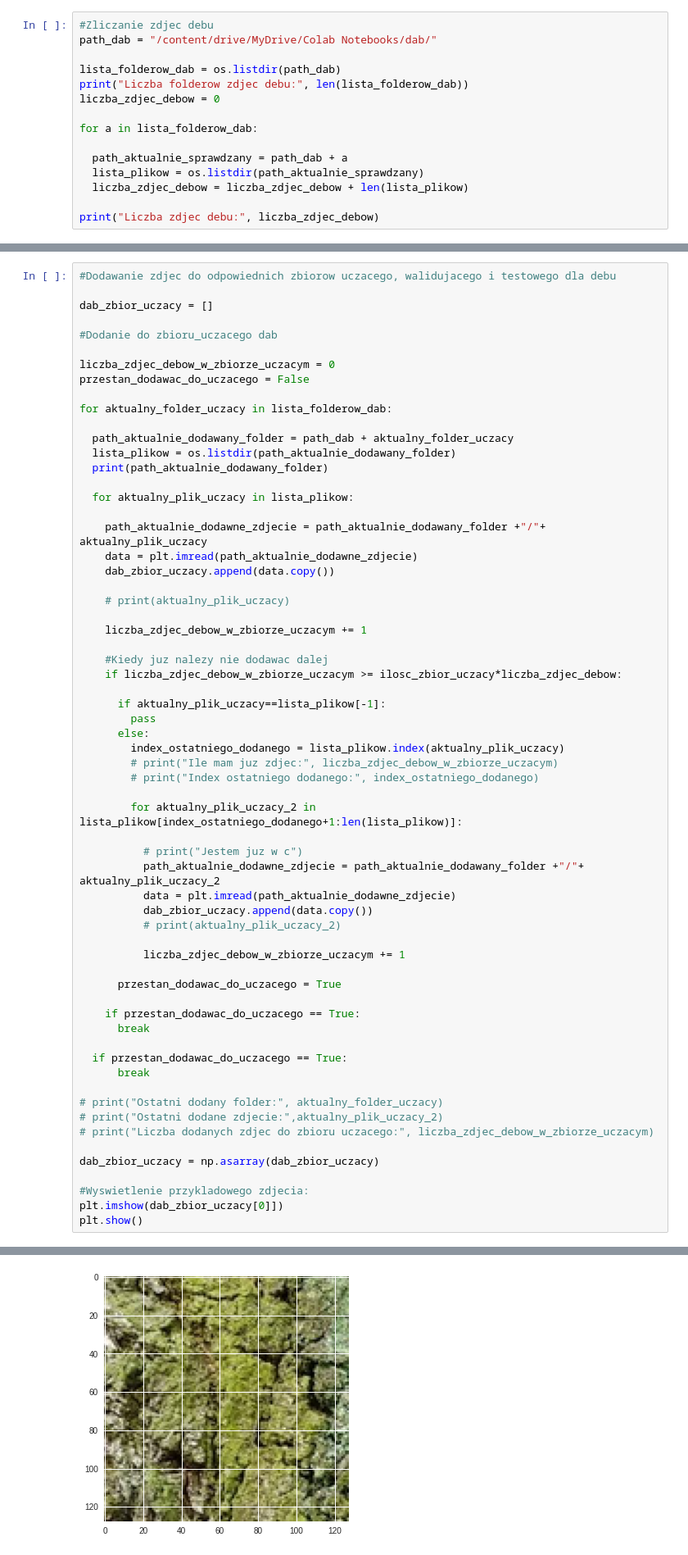
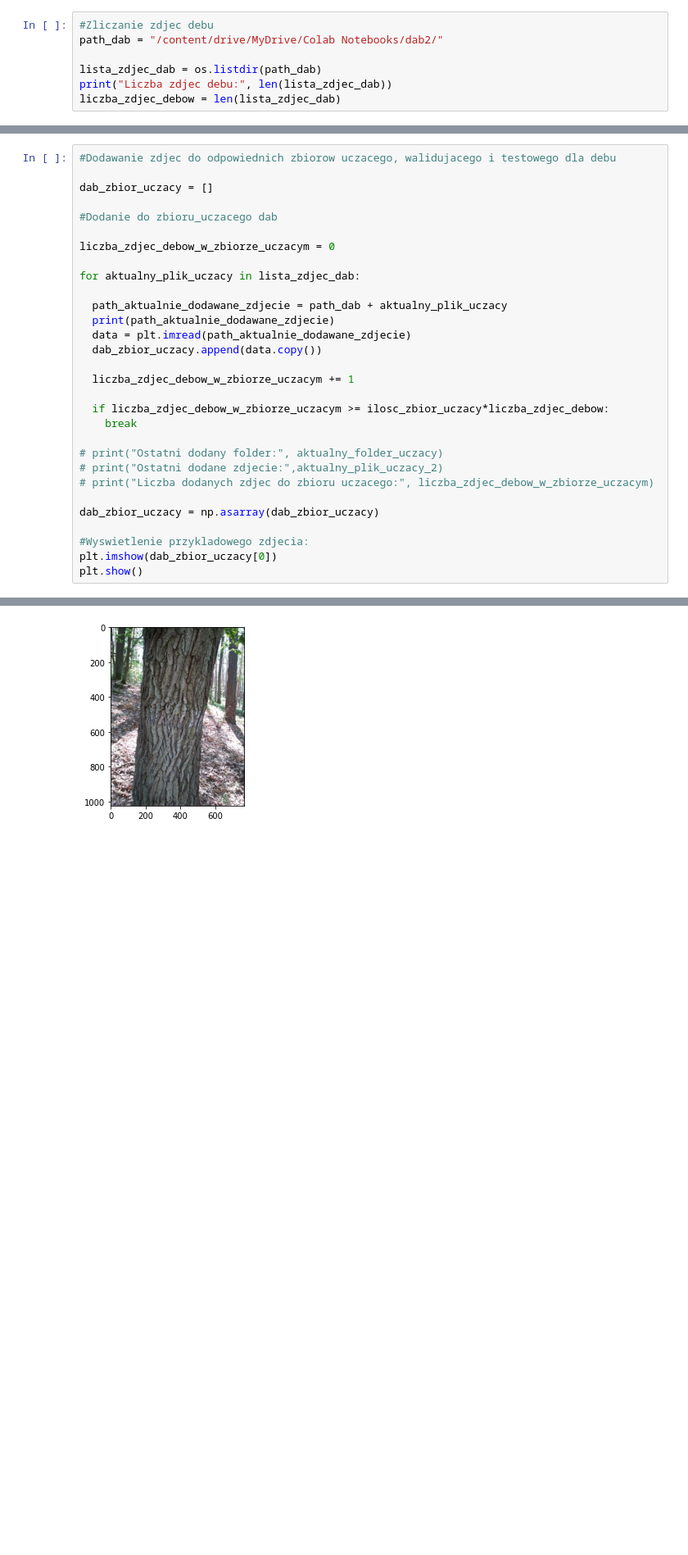
Before and after one commit to BartlomiejGus/BGRepository, a Jupyter notebook: IOB/IOB.ipynb, the cells around one changed output, grey strips where cells are left out. Shown at 82% size. Saved outputs shown, nothing was run; the diff lists cells and outputs as text; blank space fills up the shorter version.

```diff
--- a/IOB/IOB.ipynb
+++ b/IOB/IOB.ipynb
@@ -18,17 +18,9 @@ ilosc_zbior_walidujacy = 0.15
 ilosc_zbior_testowy = 0.15
 # %%
 #Zliczanie zdjec debu
-path_dab = "/content/drive/MyDrive/Colab Notebooks/dab/"
+path_dab = "/content/drive/MyDrive/Colab Notebooks/dab2/"
 
-lista_folderow_dab = os.listdir(path_dab)
-print("Liczba folderow zdjec debu:", len(lista_folderow_dab))
-liczba_zdjec_debow = 0
-
-for a in lista_folderow_dab:
-
-  path_aktualnie_sprawdzany = path_dab + a
-  lista_plikow = os.listdir(path_aktualnie_sprawdzany)
-  liczba_zdjec_debow = liczba_zdjec_debow + len(lista_plikow)
-
-print("Liczba zdjec debu:", liczba_zdjec_debow)
+lista_zdjec_dab = os.listdir(path_dab)
+print("Liczba zdjec debu:", len(lista_zdjec_dab))
+liczba_zdjec_debow = len(lista_zdjec_dab)
 # %% [output]
@@ -42,51 +33,18 @@ dab_zbior_uczacy = []
 #Dodanie do zbioru_uczacego dab
 
 liczba_zdjec_debow_w_zbiorze_uczacym = 0
-przestan_dodawac_do_uczacego = False
 
-for aktualny_folder_uczacy in lista_folderow_dab:
+for aktualny_plik_uczacy in lista_zdjec_dab:
 
-  path_aktualnie_dodawany_folder = path_dab + aktualny_folder_uczacy
-  lista_plikow = os.listdir(path_aktualnie_dodawany_folder)
-  print(path_aktualnie_dodawany_folder)
+  path_aktualnie_dodawane_zdjecie = path_dab + aktualny_plik_uczacy
+  print(path_aktualnie_dodawane_zdjecie)
+  data = plt.imread(path_aktualnie_dodawane_zdjecie)
+  dab_zbior_uczacy.append(data.copy())
 
-  for aktualny_plik_uczacy in lista_plikow:
+  liczba_zdjec_debow_w_zbiorze_uczacym += 1
 
-    path_aktualnie_dodawne_zdjecie = path_aktualnie_dodawany_folder +"/"+ aktualny_plik_uczacy
-    data = plt.imread(path_aktualnie_dodawne_zdjecie)
-    dab_zbior_uczacy.append(data.copy())
-
-    # print(aktualny_plik_uczacy)
-
-    liczba_zdjec_debow_w_zbiorze_uczacym += 1
-
-    #Kiedy juz nalezy nie dodawac dalej
-    if liczba_zdjec_debow_w_zbiorze_uczacym >= ilosc_zbior_uczacy*liczba_zdjec_debow:
-
-      if aktualny_plik_uczacy==lista_plikow[-1]:
-        pass
-      else:
-        index_ostatniego_dodanego = lista_plikow.index(aktualny_plik_uczacy)
-        # print("Ile mam juz zdjec:", liczba_zdjec_debow_w_zbiorze_uczacym)
-        # print("Index ostatniego dodanego:", index_ostatniego_dodanego)
-
-        for aktualny_plik_uczacy_2 in  lista_plikow[index_ostatniego_dodanego+1:len(lista_plikow)]:
-
-          # print("Jestem juz w c")
-          path_aktualnie_dodawne_zdjecie = path_aktualnie_dodawany_folder +"/"+ aktualny_plik_uczacy_2
-          data = plt.imread(path_aktualnie_dodawne_zdjecie)
-          dab_zbior_uczacy.append(data.copy())
-          # print(aktualny_plik_uczacy_2)
-
-          liczba_zdjec_debow_w_zbiorze_uczacym += 1
-
-      przestan_dodawac_do_uczacego = True
-
-    if przestan_dodawac_do_uczacego == True:
-      break
-
-  if przestan_dodawac_do_uczacego == True:
-      break
+  if liczba_zdjec_debow_w_zbiorze_uczacym >= ilosc_zbior_uczacy*liczba_zdjec_debow:
+    break
 
 # print("Ostatni dodany folder:", aktualny_folder_uczacy)
 # print("Ostatni dodane zdjecie:",aktualny_plik_uczacy_2)
@@ -95,6 +53,6 @@ for aktualny_folder_uczacy in lista_folderow_dab:
 dab_zbior_uczacy = np.asarray(dab_zbior_uczacy)
 
 #Wyswietlenie przykladowego zdjecia:
-plt.imshow(dab_zbior_uczacy[0]])
+plt.imshow(dab_zbior_uczacy[0])
 plt.show()
 # %% [output]
@@ -118 +76 @@ plt.show()
-[figure, old version]
+[figure, new version]
```
Also changed, not shown: parts of 19 cells of this notebook, 2 other files.
